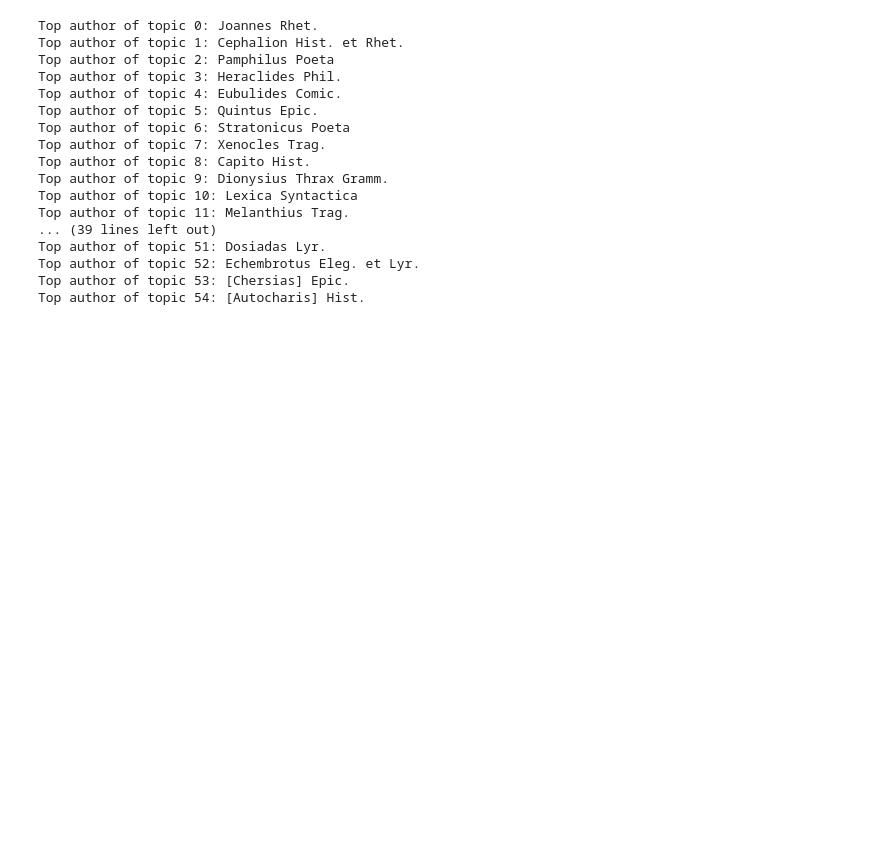
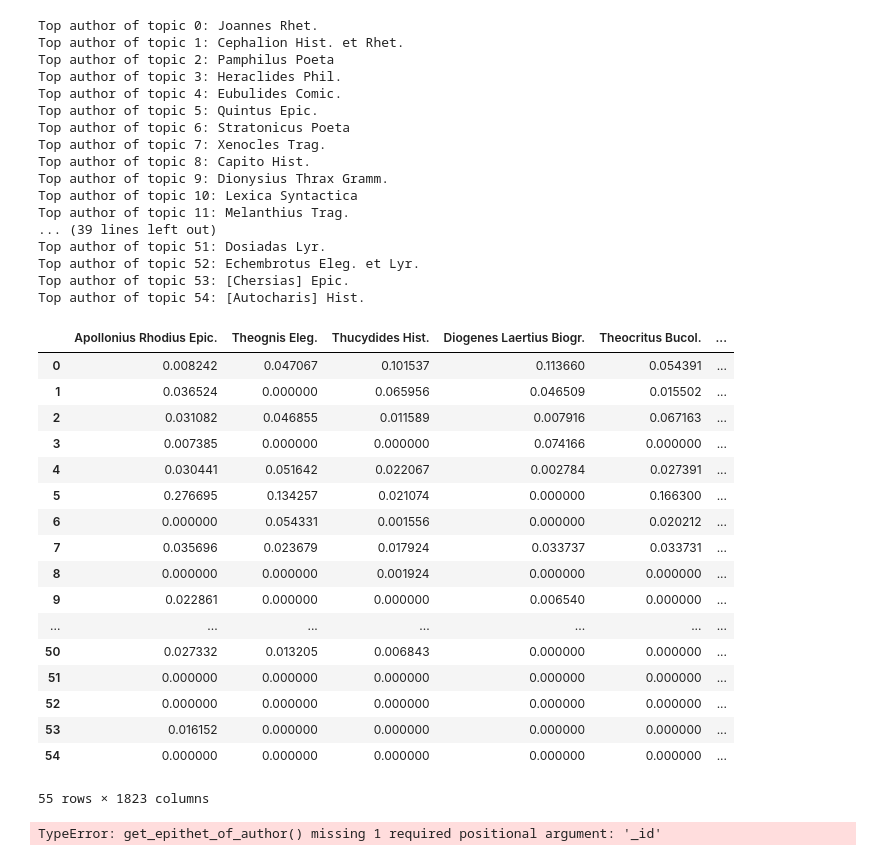
Before and after one commit to kylepjohnson/notebooks, a Jupyter notebook: public_talks/2016_10_26_harvard/2 Clustering.ipynb, the cells around one changed output. Saved outputs shown, nothing was run; the diff lists cells and outputs as text; code cells hidden in the pictures; blank space fills up the shorter version.

Commit message:
cf cluster to epithet

```diff
--- a/public_talks/2016_10_26_harvard/2 Clustering.ipynb
+++ b/public_talks/2016_10_26_harvard/2 Clustering.ipynb
@@ -189,3 +210,36 @@ Top author of topic 51: Dosiadas Lyr.
 Top author of topic 52: Echembrotus Eleg. et Lyr.
 Top author of topic 53: [Chersias] Epic.
 Top author of topic 54: [Autocharis] Hist.
+# %%
+# Now, transpose df and get top topic of each author
+# for each topic (col), which author (row) has the highest value?
+# TODO: get top 5 authors
+df_t = df.T
+# %%
+df_t
+# %% [output]
+|  | Apollonius Rhodius Epic. | Theognis Eleg. | Thucydides Hist. | Diogenes Laertius Biogr. | Theocritus Bucol. | ... |
+| 0 | 0.008242 | 0.047067 | 0.101537 | 0.113660 | 0.054391 | ... |
+| 1 | 0.036524 | 0.000000 | 0.065956 | 0.046509 | 0.015502 | ... |
+| 2 | 0.031082 | 0.046855 | 0.011589 | 0.007916 | 0.067163 | ... |
+| 3 | 0.007385 | 0.000000 | 0.000000 | 0.074166 | 0.000000 | ... |
+| 4 | 0.030441 | 0.051642 | 0.022067 | 0.002784 | 0.027391 | ... |
+| 5 | 0.276695 | 0.134257 | 0.021074 | 0.000000 | 0.166300 | ... |
+| 6 | 0.000000 | 0.054331 | 0.001556 | 0.000000 | 0.020212 | ... |
+| 7 | 0.035696 | 0.023679 | 0.017924 | 0.033737 | 0.033731 | ... |
+| 8 | 0.000000 | 0.000000 | 0.001924 | 0.000000 | 0.000000 | ... |
+| 9 | 0.022861 | 0.000000 | 0.000000 | 0.006540 | 0.000000 | ... |
+| ... | ... | ... | ... | ... | ... | ... |
+| 50 | 0.027332 | 0.013205 | 0.006843 | 0.000000 | 0.000000 | ... |
+| 51 | 0.000000 | 0.000000 | 0.000000 | 0.000000 | 0.000000 | ... |
+| 52 | 0.000000 | 0.000000 | 0.000000 | 0.000000 | 0.000000 | ... |
+| 53 | 0.016152 | 0.000000 | 0.000000 | 0.000000 | 0.000000 | ... |
+| 54 | 0.000000 | 0.000000 | 0.000000 | 0.000000 | 0.000000 | ... |
+55 rows × 1823 columns
+# %%
+curr_name = 'Dionysius Perieg.'
+for _id, name in get_id_author().items():
+    if curr_name == name:
+        print(_id)
+# %% [output]
+TypeError: get_epithet_of_author() missing 1 required positional argument: '_id'
```
Also changed, not shown: parts of 15 cells of this notebook.
